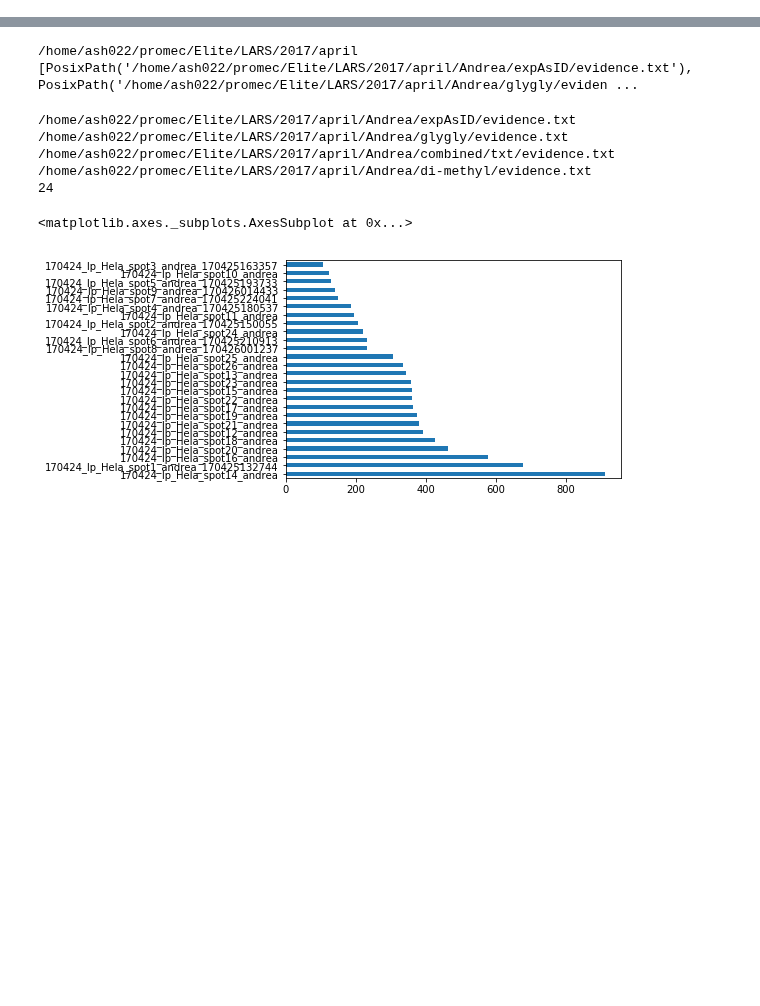
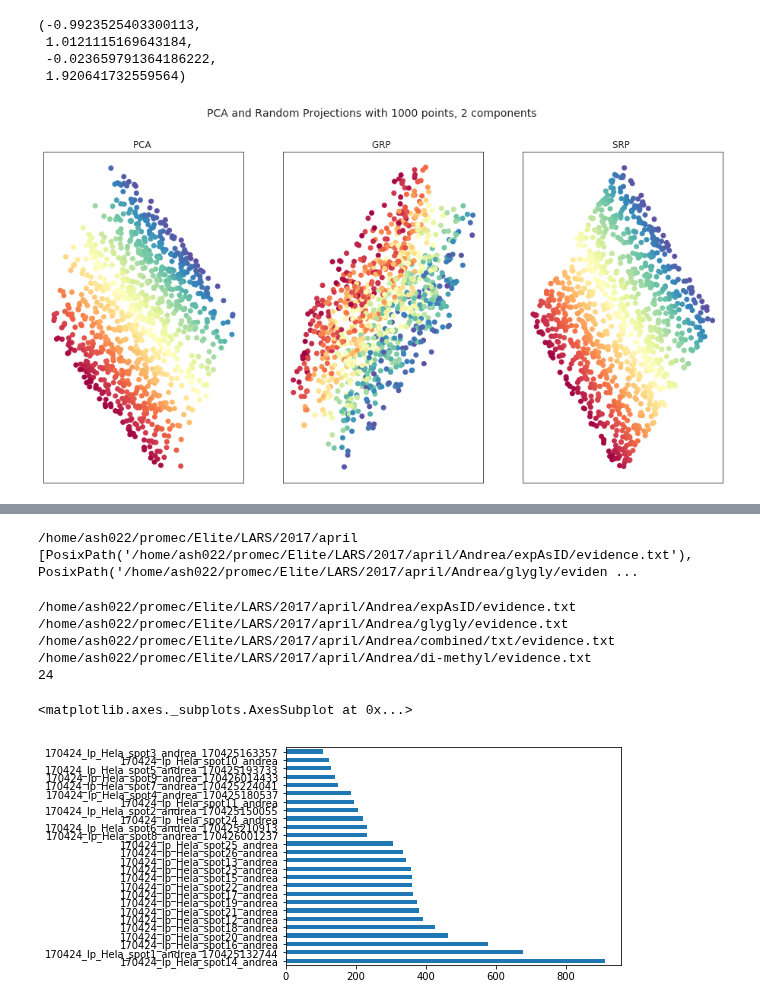
Before and after one commit to animesh/notebooks, a Jupyter notebook: scratch.ipynb, the cells around one changed output, grey strips where cells are left out. Cells and saved outputs as stored; diff of their text form; code cells hidden in the pictures; blank space fills up the shorter version.

```diff
--- a/scratch.ipynb
+++ b/scratch.ipynb
@@ -0,0 +121,46 @@
+# %%
+from sklearn import random_projection
+from sklearn.decomposition import PCA
+
+fig = plt.figure(figsize=(16, 8))
+plt.suptitle("PCA and Random Projections with %i points, %i components"
+             % (n_points, n_components), fontsize=14)
+
+# PCA
+pca = PCA(n_components=2)
+Y = pca.fit_transform(X2)
+
+ax = fig.add_subplot(131)
+plt.scatter(Y[:, 0], Y[:, 1], c=color2, cmap=plt.cm.Spectral)
+plt.title("%s " % ('PCA'))
+ax.xaxis.set_major_formatter(NullFormatter())
+ax.yaxis.set_major_formatter(NullFormatter())
+plt.axis('tight')
+
+# Gaussian Random Projection - GRP
+transformer = random_projection.GaussianRandomProjection(n_components=2, random_state=init_random_state)
+Y = transformer.fit_transform(X2)
+
+ax = fig.add_subplot(132)
+plt.scatter(Y[:, 0], Y[:, 1], c=color2, cmap=plt.cm.Spectral)
+plt.title("%s " % ('GRP'))
+ax.xaxis.set_major_formatter(NullFormatter())
+ax.yaxis.set_major_formatter(NullFormatter())
+plt.axis('tight')
+
+# Sparse Random ProjectiSRP
+transformer = random_projection.SparseRandomProjection(n_components=2, random_state=init_random_state)
+Y = transformer.fit_transform(X2)
+
+ax = fig.add_subplot(133)
+plt.scatter(Y[:, 0], Y[:, 1], c=color2, cmap=plt.cm.Spectral)
+plt.title("%s " % ('SRP'))
+ax.xaxis.set_major_formatter(NullFormatter())
+ax.yaxis.set_major_formatter(NullFormatter())
+plt.axis('tight')
+# %% [output]
+(-0.9923525403300113,
+ 1.0121115169643184,
+ -0.023659791364186222,
+ 1.920641732559564)
+[figure, added]
```
Also changed, not shown: parts of 15 cells of this notebook, 6 other files.
